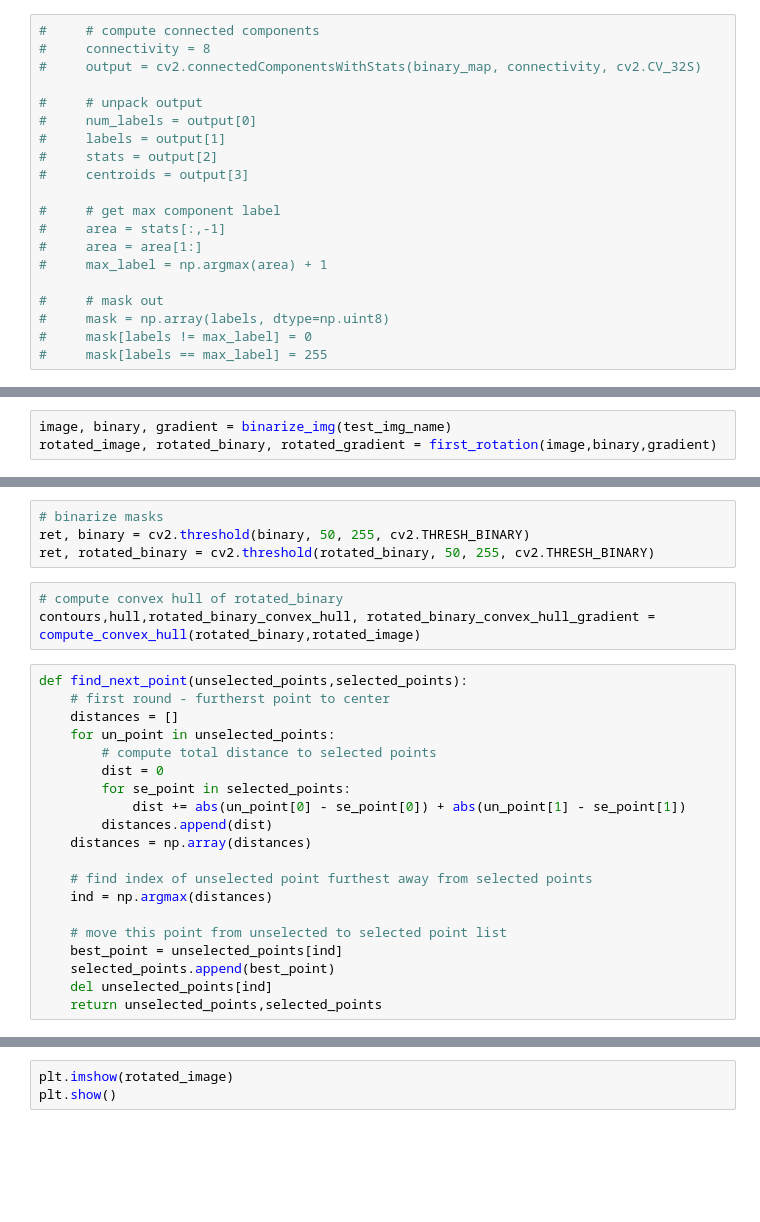
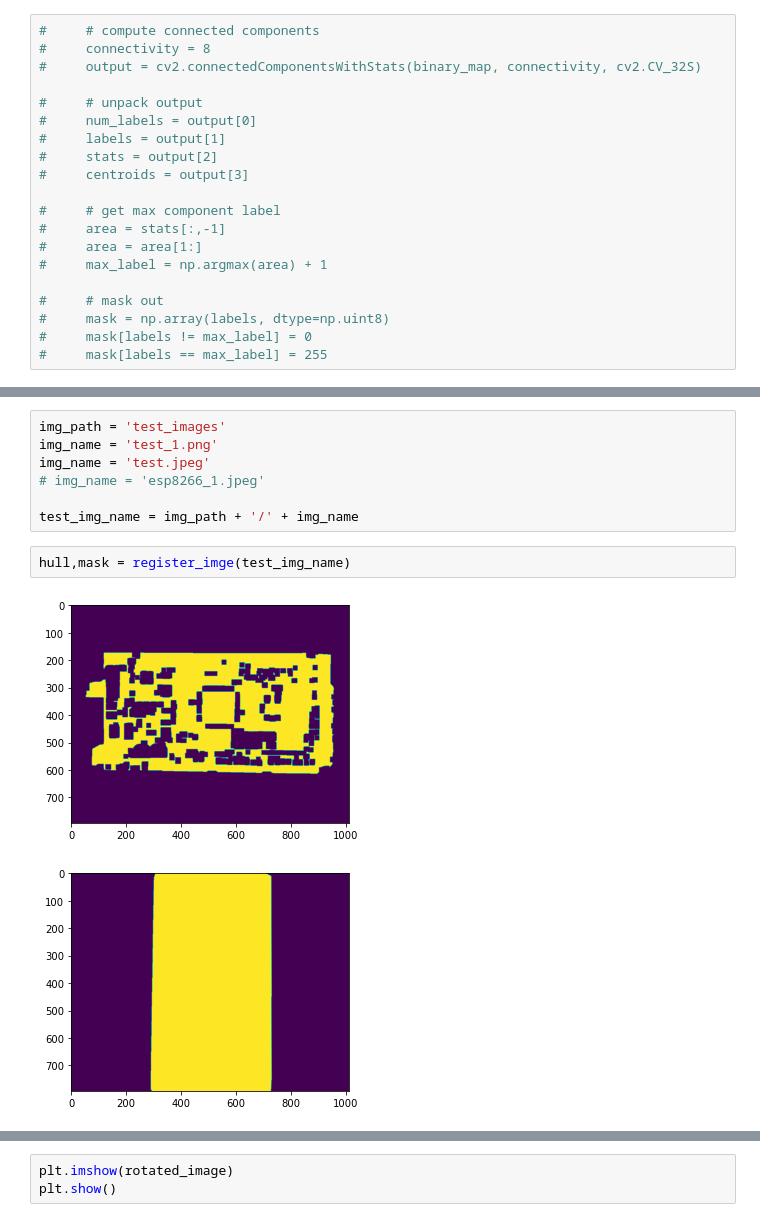
Before and after one commit to jermwatt/pcb_recognizer, a Jupyter notebook: apps/pcb_recognizer_dev/app/preprocess_dev.ipynb, the cells around one changed output, grey strips where cells are left out. Drawn from its saved outputs; the diff is of its cells as text; blank space fills up the shorter version.

```diff
--- a/apps/pcb_recognizer_dev/app/preprocess_dev.ipynb
+++ b/apps/pcb_recognizer_dev/app/preprocess_dev.ipynb
@@ -140,3 +320,12 @@ def compute_convex_hull(input_mask,input_image):
+# %%
+img_path = 'test_images'
+img_name = 'test_1.png'
+img_name = 'test.jpeg'
+# img_name = 'esp8266_1.jpeg'
+
+test_img_name = img_path + '/' + img_name
 # %%
-image, binary, gradient = binarize_img(test_img_name)
-rotated_image, rotated_binary, rotated_gradient = first_rotation(image,binary,gradient)
+hull,mask = register_imge(test_img_name)
+# %% [output]
+[figure, added]
+[figure, added]
@@ -143,27 +332,0 @@ rotated_image, rotated_binary, rotated_gradient = first_rotation(image,binary,gr
-# %%
-# binarize masks
-ret, binary = cv2.threshold(binary, 50, 255, cv2.THRESH_BINARY)
-ret, rotated_binary = cv2.threshold(rotated_binary, 50, 255, cv2.THRESH_BINARY)
-# %%
-# compute convex hull of rotated_binary
-contours,hull,rotated_binary_convex_hull, rotated_binary_convex_hull_gradient = compute_convex_hull(rotated_binary,rotated_image)
-# %%
-def find_next_point(unselected_points,selected_points):
-    # first round - furtherst point to center
-    distances = []
-    for un_point in unselected_points:
-        # compute total distance to selected points
-        dist = 0
-        for se_point in selected_points:
-            dist += abs(un_point[0] - se_point[0]) + abs(un_point[1] - se_point[1])
-        distances.append(dist)
-    distances = np.array(distances)
-
-    # find index of unselected point furthest away from selected points
-    ind = np.argmax(distances)
-
-    # move this point from unselected to selected point list
-    best_point = unselected_points[ind]
-    selected_points.append(best_point)
-    del unselected_points[ind]
-    return unselected_points,selected_points
```
Also changed, not shown: parts of 27 cells of this notebook, 1 other file.
